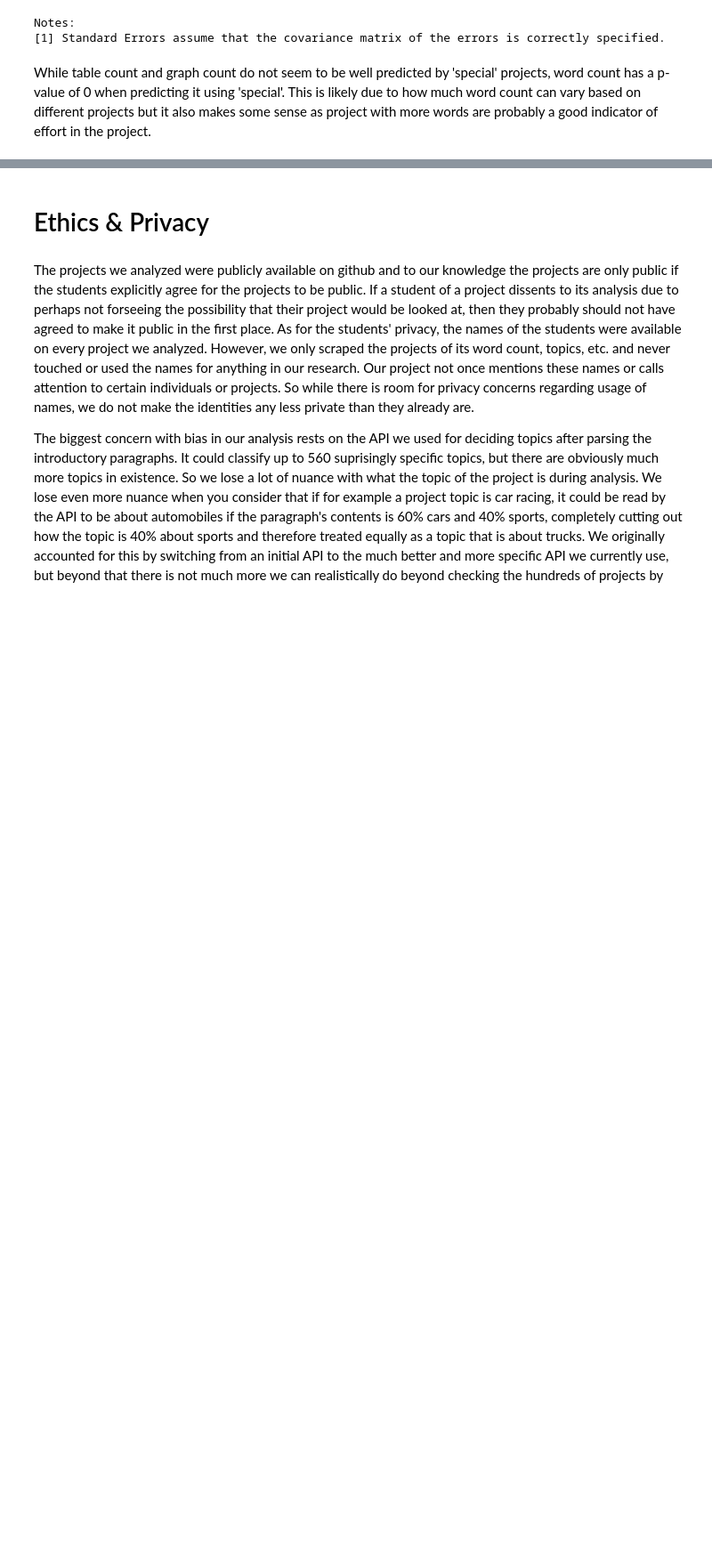
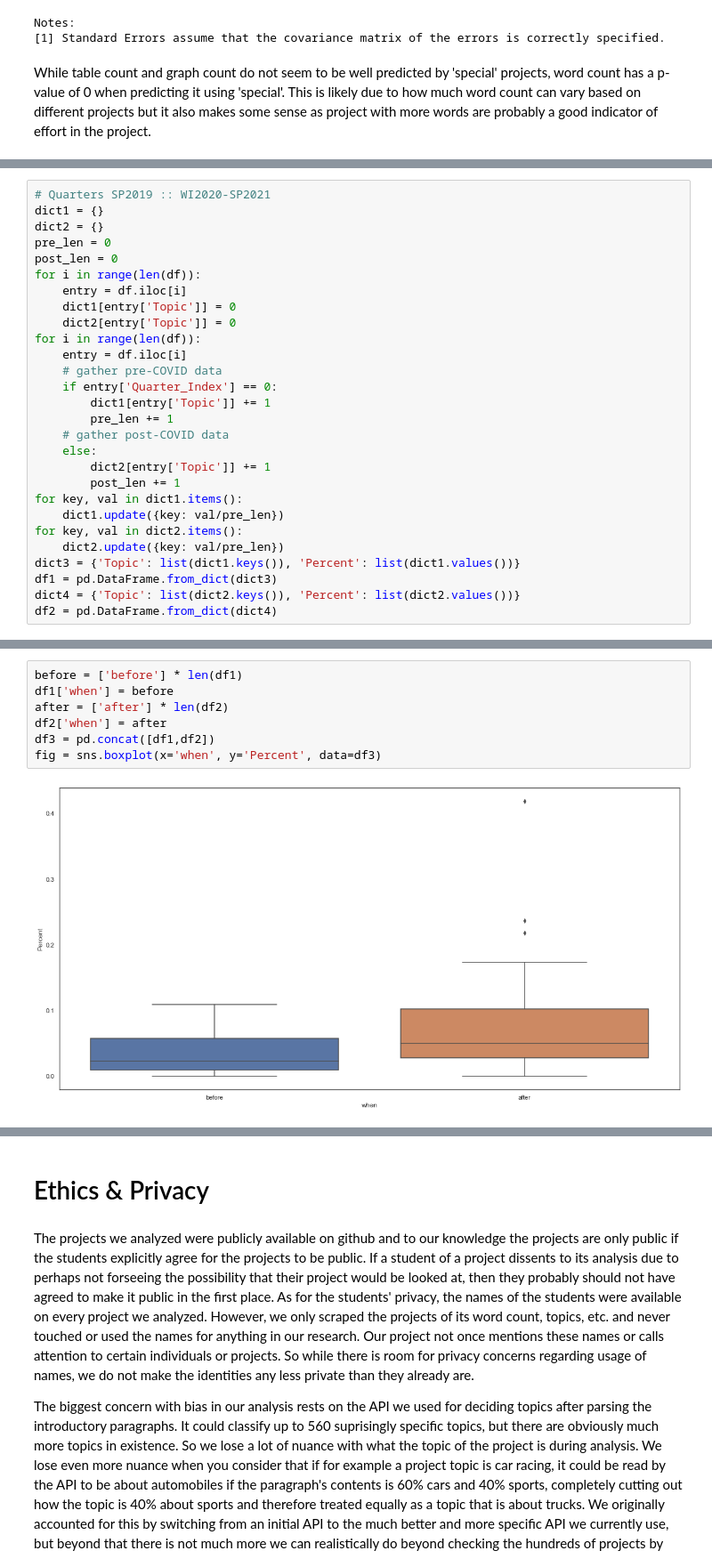
Before and after one commit to jchung01/COGS108-Project-Copy, a Jupyter notebook: FinalProjectGroup096-Fa21.ipynb, the cells around one changed output, grey strips where cells are left out. Shown at 89% size. Cells and saved outputs as stored; diff of their text form; blank space fills up the shorter version.

```diff
--- a/FinalProjectGroup096-Fa21.ipynb
+++ b/FinalProjectGroup096-Fa21.ipynb
@@ -561,0 +569,28 @@ While table count and graph count do not seem to be well predicted by 'special'
+# %%
+# Quarters SP2019 :: WI2020-SP2021
+dict1 = {}
+dict2 = {}
+pre_len = 0
+post_len = 0
+for i in range(len(df)):
+    entry = df.iloc[i]
+    dict1[entry['Topic']] = 0
+    dict2[entry['Topic']] = 0
+for i in range(len(df)):
+    entry = df.iloc[i]
+    # gather pre-COVID data
+    if entry['Quarter_Index'] == 0:
+        dict1[entry['Topic']] += 1
+        pre_len += 1
+    # gather post-COVID data
+    else:
+        dict2[entry['Topic']] += 1
+        post_len += 1
+for key, val in dict1.items():
+    dict1.update({key: val/pre_len})
+for key, val in dict2.items():
+    dict2.update({key: val/pre_len})
+dict3 = {'Topic': list(dict1.keys()), 'Percent': list(dict1.values())}
+df1 = pd.DataFrame.from_dict(dict3)
+dict4 = {'Topic': list(dict2.keys()), 'Percent': list(dict2.values())}
+df2 = pd.DataFrame.from_dict(dict4)
@@ -561,0 +603,9 @@ While table count and graph count do not seem to be well predicted by 'special'
+# %%
+before = ['before'] * len(df1)
+df1['when'] = before
+after = ['after'] * len(df2)
+df2['when'] = after
+df3 = pd.concat([df1,df2])
+fig = sns.boxplot(x='when', y='Percent', data=df3)
+# %% [output]
+[figure, added]
```
Also changed, not shown: parts of 11 cells of this notebook.
